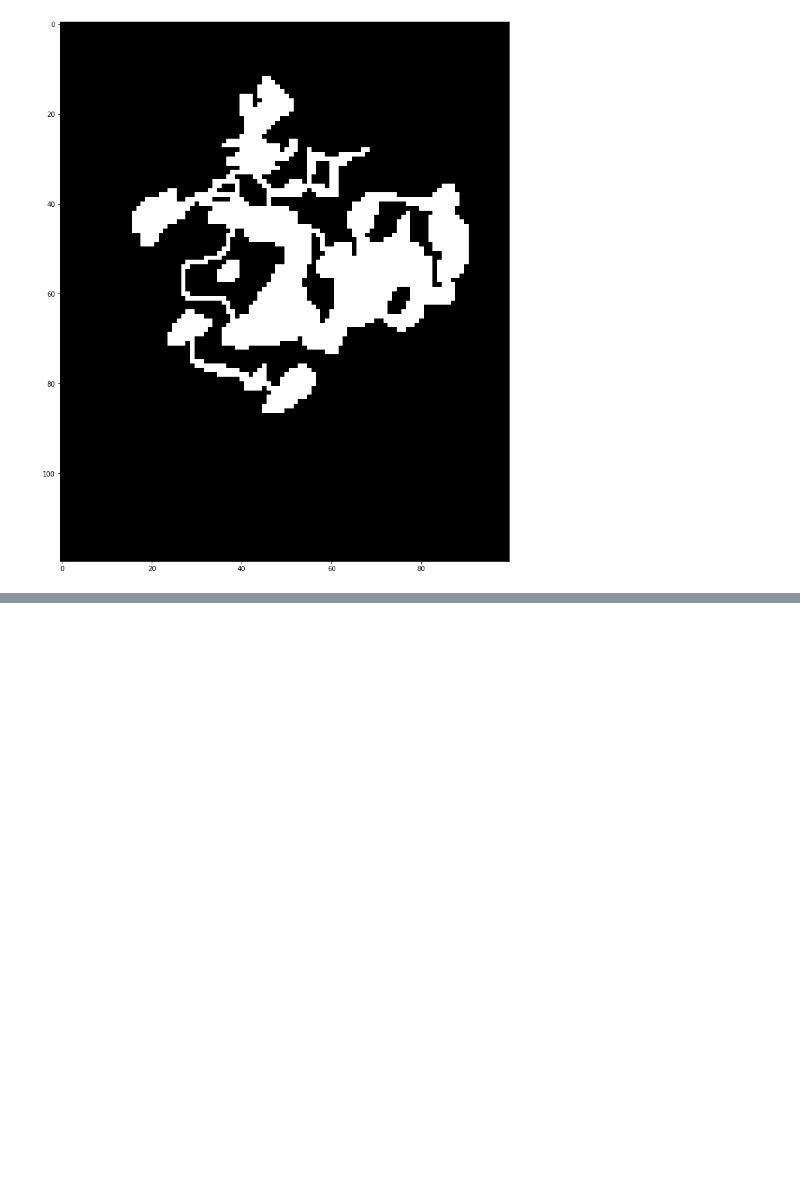
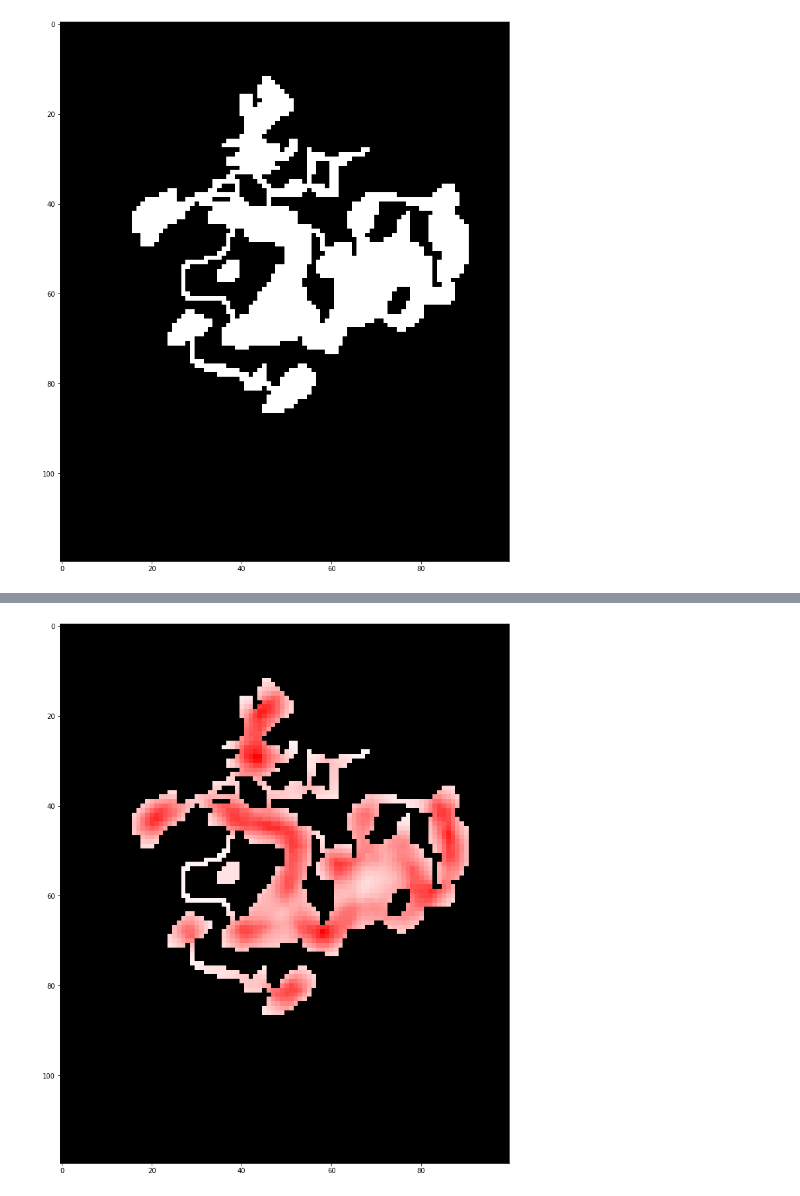
Before and after one commit to easterprince/new-world-project, a Jupyter notebook: Python Prototypes/Region Division/Division.ipynb, the cells around one changed output, grey strips where cells are left out. Drawn from its saved outputs; the diff is of its cells as text; code cells hidden in the pictures; blank space fills up the shorter version.

```diff
--- a/Python Prototypes/Region Division/Division.ipynb
+++ b/Python Prototypes/Region Division/Division.ipynb
@@ -91,0 +160,10 @@ show_submap_on_map(edgemap, map_data)
+# %%
+radius = 5
+vertices = build_vertices(map_data, radius)
+
+edgemap = np.zeros(map_data.shape)
+for (x, y), vertex in np.ndenumerate(vertices):
+    if vertex == None:
+        continue
+    edgemap[x, y] = int(vertex.is_edge)
+show_submap_on_map(edgemap, map_data)
@@ -91,0 +172,82 @@ show_submap_on_map(edgemap, map_data)
+# %%
+class Scoring:
+
+    def __init__(self, vertices):
+        self.total = 0
+        self.total_edge = 0
+        self.score_map = np.zeros(vertices.shape)
+        self.owned = 0
+        self.owner_map = np.full(vertices.shape, None)
+        for (x, y), vertex in np.ndenumerate(vertices):
+            self.total += int(vertex is not None)
+            self.total_edge += int(vertex is not None and vertex.is_edge)
+
+    def update_score(self, vertex):
+        if vertex is None:
+            return
+        owner = self.owner_map[vertex.x, vertex.y]
+        if owner is not None:
+            score = 0
+        else:
+            score = 0
+            for near in vertex.nearby:
+                score += (radius - near.edge_dist + 1) if near.is_edge else 0
+                # score += int(near.is_edge)
+        self.score_map[vertex.x, vertex.y] = score
+
+    def make_owner(self, owner):
+        if owner is None:
+            return
+        for near in owner.nearby:
+            old_owner = self.owner_map[near.x, near.y]
+            if old_owner is None or owner.nearby[near] < old_owner.nearby[near]:
+                self.owner_map[near.x, near.y] = owner
+                if old_owner is None:
+                    self.owned += 1
+                self.update_score(near)
+
+    def find_best_score(self):
+        candidate = None
+        for (x, y), vertex in np.ndenumerate(vertices):
+            if vertex is None:
+                continue
+            if candidate is None or self.score_map[vertex.x, vertex.y] > self.score_map[candidate.x, candidate.y]:
+                candidate = vertex
+        return candidate
+
+    def run(self):
+        for (x, y), vertex in np.ndenumerate(vertices):
+            self.update_score(vertex)
+        show_submap_on_map(self.score_map ** 2, map_data)
+        while self.owned < self.total:
+            next_best = self.find_best_score()
+            self.make_owner(next_best)
+        return self.owner_map
+
+def show_ownerships_on_map(owner_map, map_data):
+    max_map_value = np.max(map_data)
+    image = np.tile(map_data.reshape(map_data.shape + (1, )), (1, 1, 3)) / max_map_value
+    owners_to_colors = {}
+    for (x, y), owner in np.ndenumerate(owner_map):
+        if owner is None:
+            continue
+        owners_to_colors[owner] = [0, 0, 0]
+    for owner in owners_to_colors:
+        color = np.array([0, 255, random.randrange(0, 256)]) / 255
+        random.shuffle(color)
+        owners_to_colors[owner] = color
+    for (x, y), owner in np.ndenumerate(owner_map):
+        if owner is None:
+            continue
+        color = owners_to_colors[owner]
+        if owner.x == x and owner.y == y:
+            color = 1 - 0.5 * (1 - color)
+        image[x, y] = color
+    fig, ax = plt.subplots(figsize = (15, 15))
+    imgplot = ax.imshow(image, interpolation = 'nearest')
+
+
+owner_map = Scoring(vertices).run()
+show_ownerships_on_map(owner_map, map_data)
+# %% [output]
+[figure, added]
```
Also changed, not shown: parts of 6 cells of this notebook, 1 other file.
